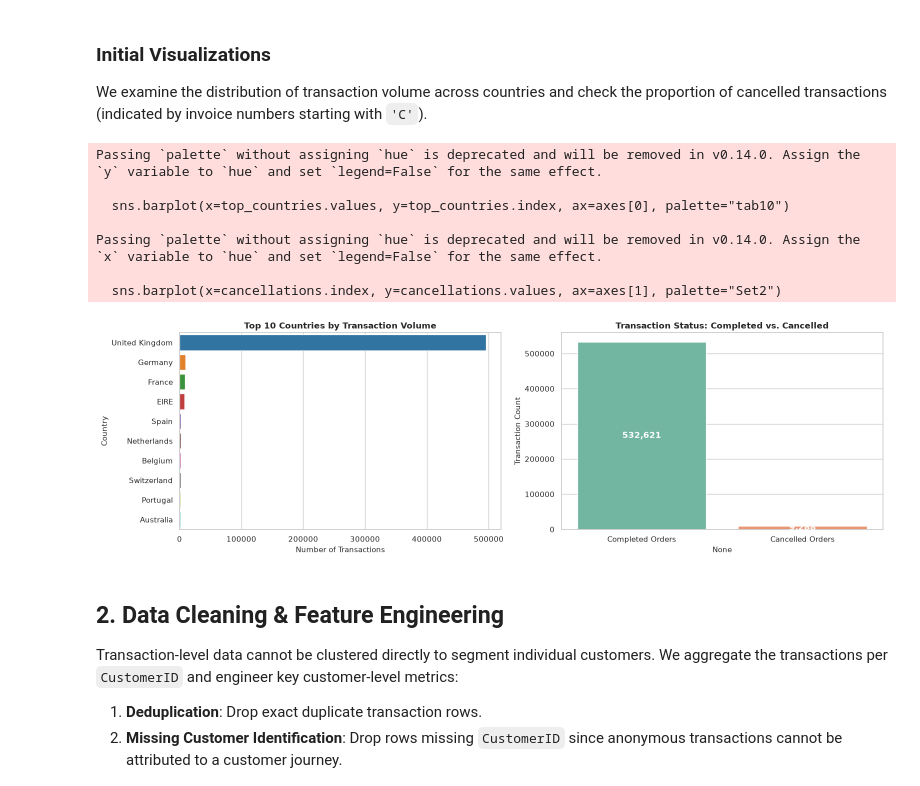
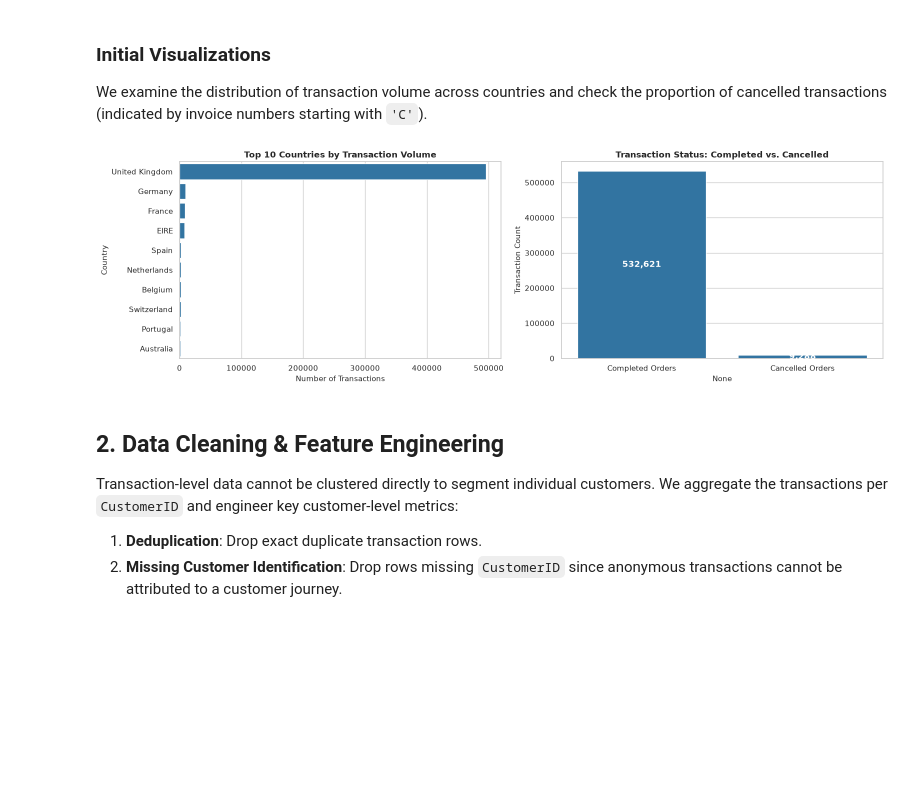
Before and after one commit to beppvis/23CSE301-Machine-Learning-Project, a Jupyter notebook: notebooks/Clustering.ipynb, the cells around one changed output. Saved outputs shown, nothing was run; the diff lists cells and outputs as text; code cells hidden in the pictures; blank space fills up the shorter version.

```diff
--- a/notebooks/Clustering.ipynb
+++ b/notebooks/Clustering.ipynb
@@ -115,34 +116,27 @@ We examine the distribution of transaction volume across countries and check the
 # %%
 fig, axes = plt.subplots(1, 2, figsize=(16, 5))
 
 # Top 10 Countries by Transaction Count
 top_countries = df['Country'].value_counts().head(10)
-sns.barplot(x=top_countries.values, y=top_countries.index, ax=axes[0], palette="tab10")
+sns.barplot(x=top_countries.values, y=top_countries.index, ax=axes[0])
 axes[0].set_title("Top 10 Countries by Transaction Volume", fontweight="bold")
 axes[0].set_xlabel("Number of Transactions")
 axes[0].set_ylabel("Country")
 
 # Cancellation count
 cancellations = df['InvoiceNo'].astype(str).str.startswith('C').value_counts()
 cancellations.index = ['Completed Orders', 'Cancelled Orders']
-sns.barplot(x=cancellations.index, y=cancellations.values, ax=axes[1], palette="Set2")
+sns.barplot(x=cancellations.index, y=cancellations.values, ax=axes[1])
 axes[1].set_title("Transaction Status: Completed vs. Cancelled", fontweight="bold")
 axes[1].set_ylabel("Transaction Count")
 for p in axes[1].patches:
     axes[1].annotate(f"{int(p.get_height()):,}", (p.get_x() + p.get_width() / 2., p.get_height() / 2),
                      ha='center', va='center', color='white', fontweight='bold', fontsize=12)
 
 plt.tight_layout()
 plt.show()
 # %% [output]
-Passing `palette` without assigning `hue` is deprecated and will be removed in v0.14.0. Assign the `y` variable to `hue` and set `legend=False` for the same effect.
-
-  sns.barplot(x=top_countries.values, y=top_countries.index, ax=axes[0], palette="tab10")
-
-Passing `palette` without assigning `hue` is deprecated and will be removed in v0.14.0. Assign the `x` variable to `hue` and set `legend=False` for the same effect.
-
-  sns.barplot(x=cancellations.index, y=cancellations.values, ax=axes[1], palette="Set2")
-[figure, old version]
+[figure, new version]
 # %% [markdown]
 ## 2. Data Cleaning & Feature Engineering
 Transaction-level data cannot be clustered directly to segment individual customers. We aggregate the transactions per `CustomerID` and engineer key customer-level metrics:
```
Also changed, not shown: parts of 10 cells of this notebook, 1 other file.
